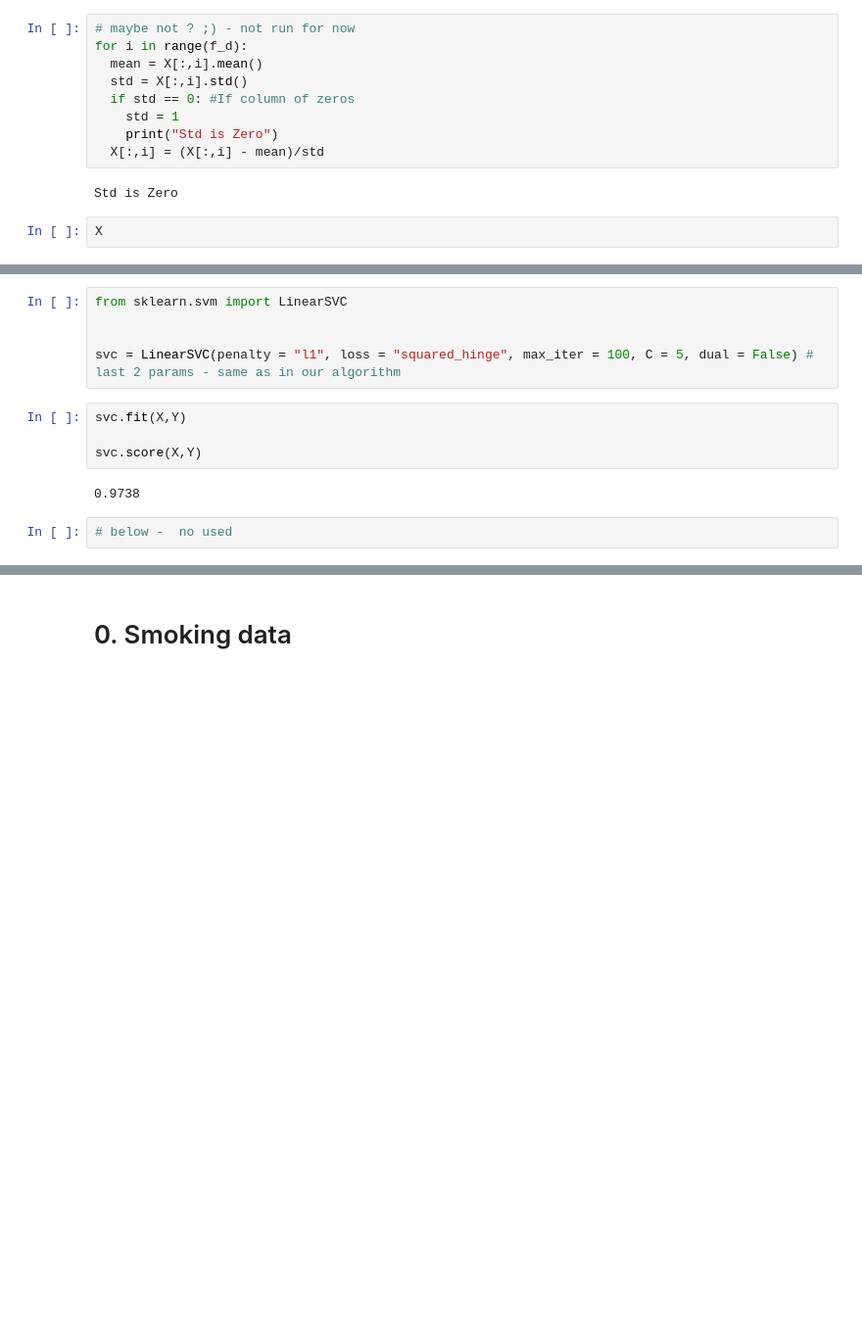
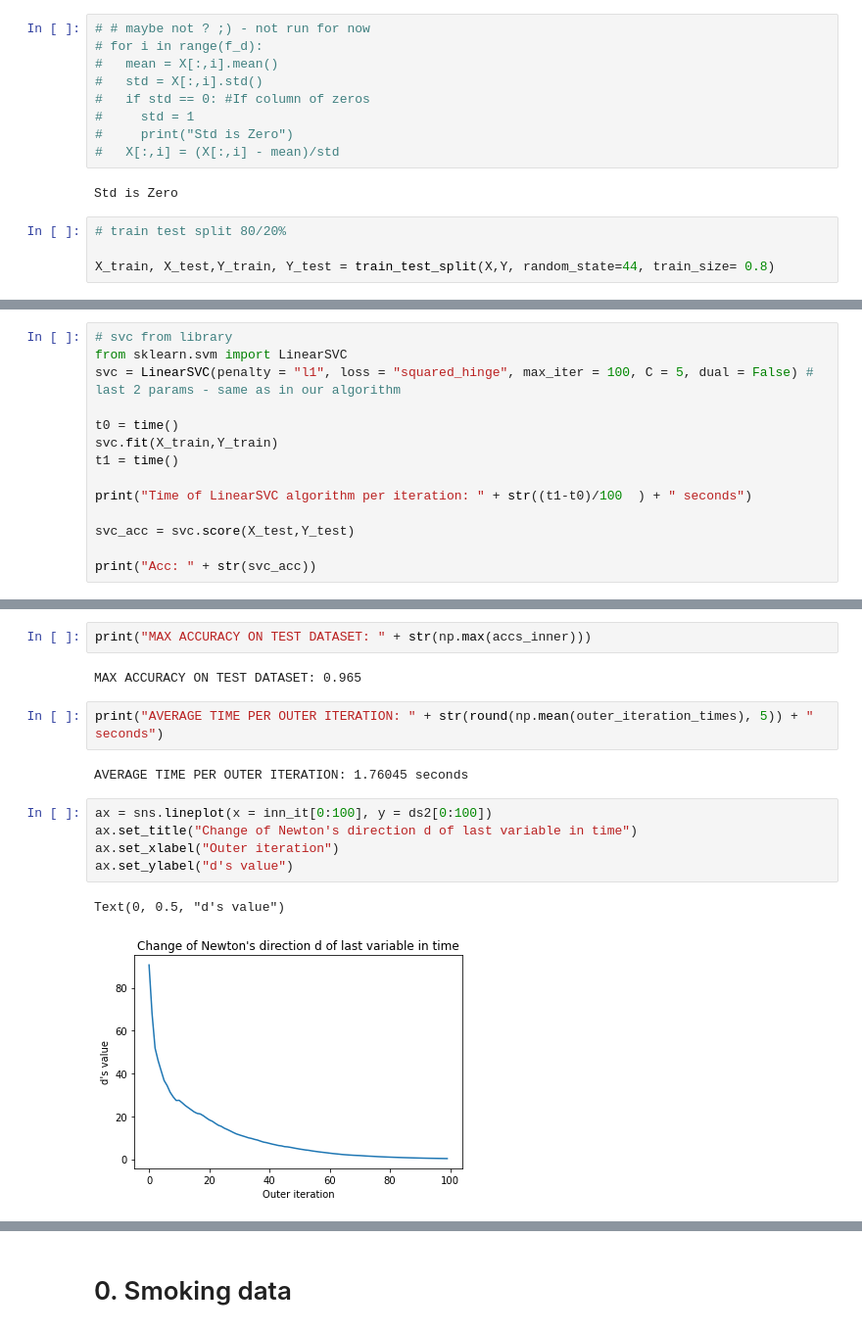
Before and after one commit to WronaPatryk/optimization-project, a Jupyter notebook: c2_notebook.ipynb, the cells around one changed output, grey strips where cells are left out. Shown at 98% size. Saved outputs shown, nothing was run; the diff lists cells and outputs as text; blank space fills up the shorter version.

```diff
--- a/c2_notebook.ipynb
+++ b/c2_notebook.ipynb
@@ -35,15 +42,17 @@ X[:, f_d-1]
 # %% [output]
 array([1., 1., 1., ..., 1., 1., 1.])
 # %%
-# maybe not ? ;) - not run for now
-for i in range(f_d):
-  mean = X[:,i].mean()
-  std = X[:,i].std()
-  if std == 0: #If column of zeros
-    std = 1
-    print("Std is Zero")
-  X[:,i] = (X[:,i] - mean)/std
+# # maybe not ? ;) - not run for now
+# for i in range(f_d):
+#   mean = X[:,i].mean()
+#   std = X[:,i].std()
+#   if std == 0: #If column of zeros
+#     std = 1
+#     print("Std is Zero")
+#   X[:,i] = (X[:,i] - mean)/std
 # %% [output]
 Std is Zero
 # %%
-X
+# train test split 80/20%
+
+X_train, X_test,Y_train, Y_test = train_test_split(X,Y, random_state=44, train_size= 0.8)
@@ -63,0 +59,14 @@ array([[ 0.        ,  0.        ,  0.46250836, ...,  0.        ,
+# %%
+# svc from library
+from sklearn.svm import LinearSVC
+svc = LinearSVC(penalty = "l1", loss = "squared_hinge", max_iter = 100, C = 5, dual = False) # last 2 params - same as in our algorithm
+
+t0 = time()
+svc.fit(X_train,Y_train)
+t1 = time()
+
+print("Time of LinearSVC algorithm per iteration: " + str((t1-t0)/100  ) + " seconds")
+
+svc_acc = svc.score(X_test,Y_test)
+
+print("Acc: " + str(svc_acc))
@@ -169,14 +235,17 @@ KeyboardInterrupt:
 # %%
-from sklearn.svm import LinearSVC
-
-
-svc = LinearSVC(penalty = "l1", loss = "squared_hinge", max_iter = 100, C = 5, dual = False) # last 2 params - same as in our algorithm
+print("MAX ACCURACY ON TEST DATASET: " + str(np.max(accs_inner)))
+# %% [output]
+MAX ACCURACY ON TEST DATASET: 0.965
 # %%
-svc.fit(X,Y)
-
-svc.score(X,Y)
+print("AVERAGE TIME PER OUTER ITERATION: " + str(round(np.mean(outer_iteration_times), 5)) + " seconds")
 # %% [output]
-0.9738
+AVERAGE TIME PER OUTER ITERATION: 1.76045 seconds
 # %%
-# below -  no used
+ax = sns.lineplot(x = inn_it[0:100], y = ds2[0:100])
+ax.set_title("Change of Newton's direction d of last variable in time")
+ax.set_xlabel("Outer iteration")
+ax.set_ylabel("d's value")
+# %% [output]
+Text(0, 0.5, "d's value")
+[figure, added]
 # %%
```
Also changed, not shown: parts of 71 cells of this notebook.
